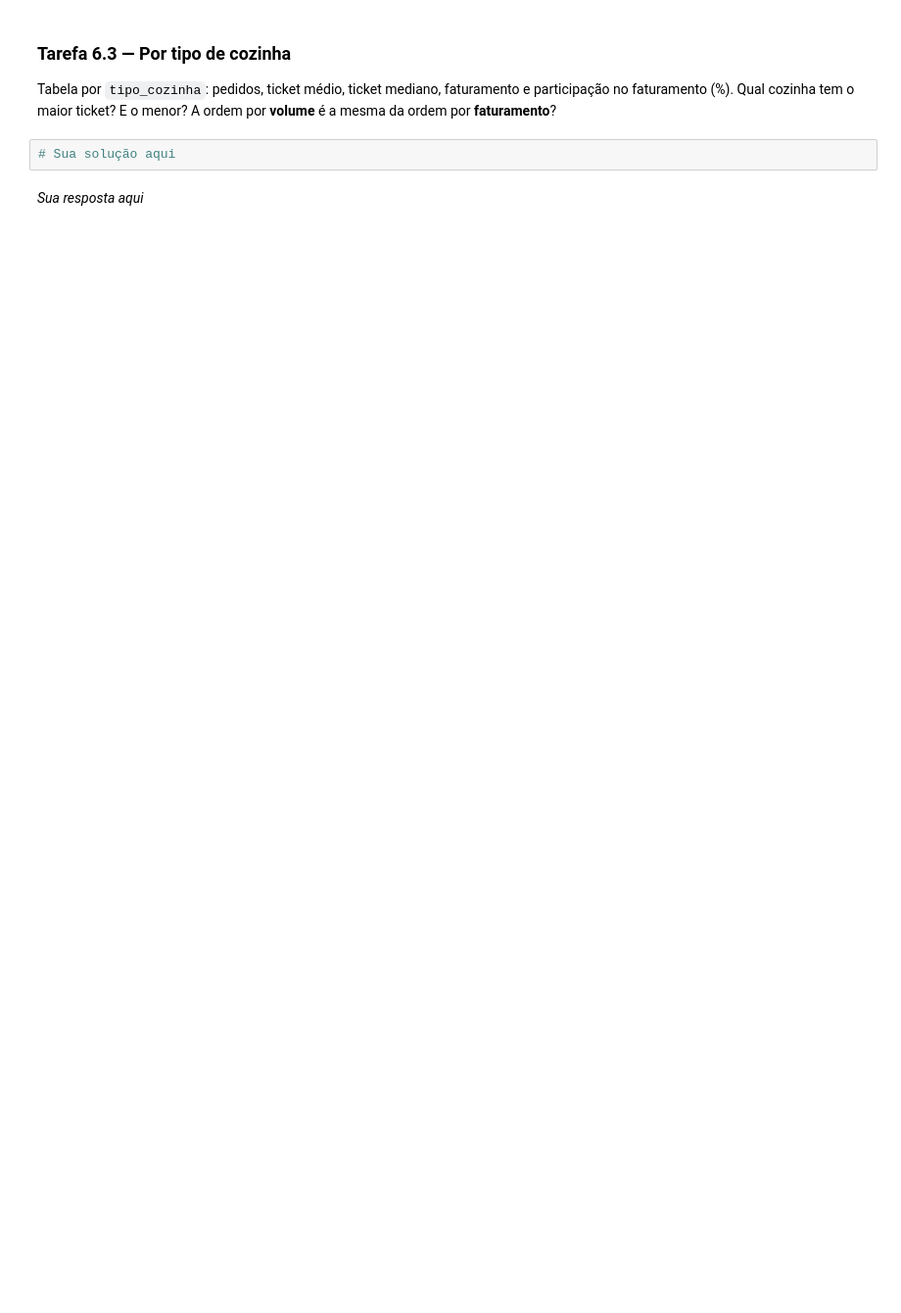
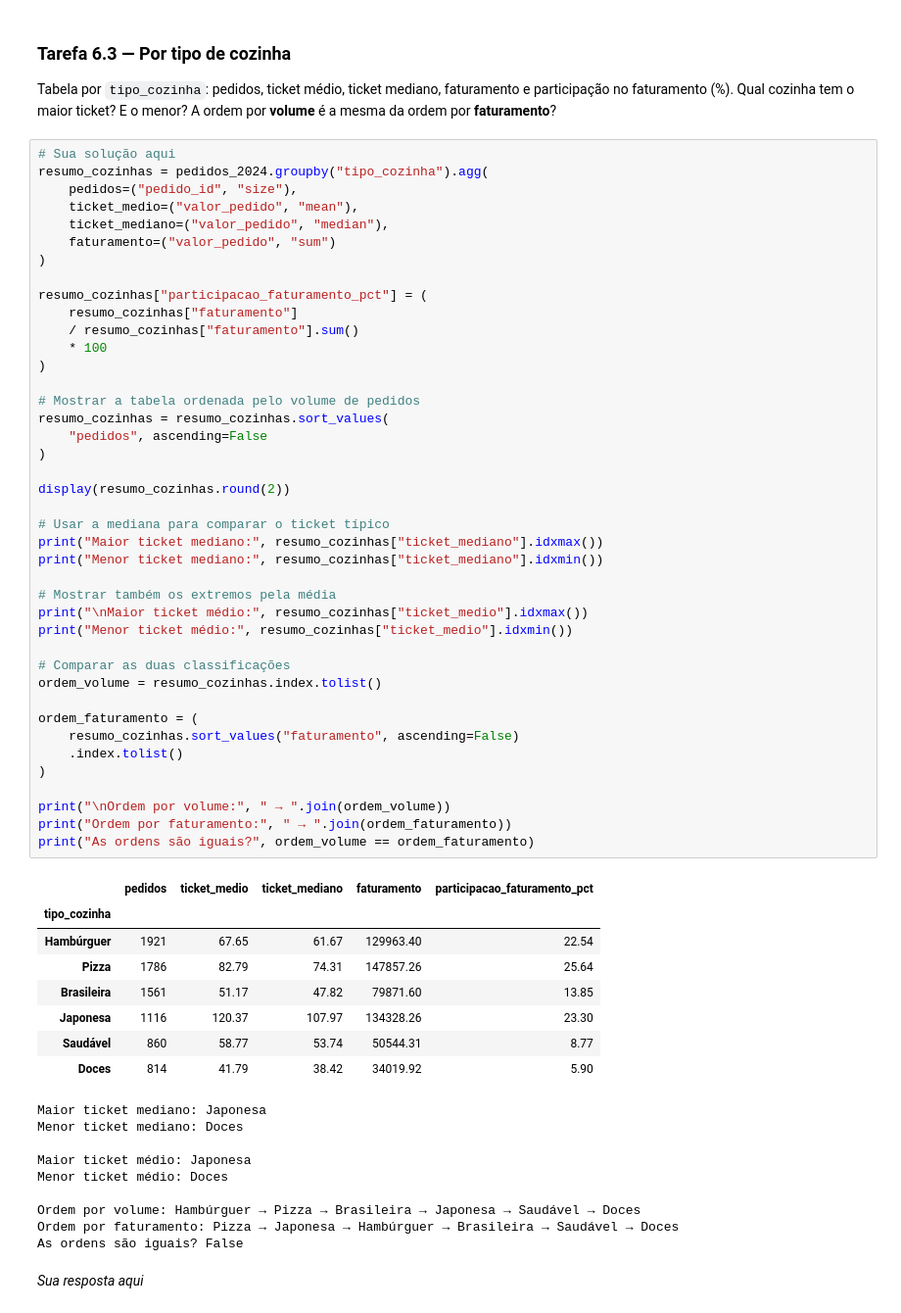
Before and after one commit to deborabaldeznilo/projeto-delivery, a Jupyter notebook: projeto_final.ipynb, the cells around one changed output. Shown at 98% size. Drawn from its saved outputs; the diff is of its cells as text; blank space fills up the shorter version.

```diff
--- a/projeto_final.ipynb
+++ b/projeto_final.ipynb
@@ -1268,5 +1441,62 @@ Com `groupby` + *named aggregation*, monte uma tabela por cidade com: pedidos, p
 Tabela por `tipo_cozinha`: pedidos, ticket médio, ticket mediano, faturamento e participação no faturamento (%). Qual cozinha tem o maior ticket? E o menor? A ordem por **volume** é a mesma da ordem por **faturamento**?
 # %%
 # Sua solução aqui
+resumo_cozinhas = pedidos_2024.groupby("tipo_cozinha").agg(
+    pedidos=("pedido_id", "size"),
+    ticket_medio=("valor_pedido", "mean"),
+    ticket_mediano=("valor_pedido", "median"),
+    faturamento=("valor_pedido", "sum")
+)
+
+resumo_cozinhas["participacao_faturamento_pct"] = (
+    resumo_cozinhas["faturamento"]
+    / resumo_cozinhas["faturamento"].sum()
+    * 100
+)
+
+# Mostrar a tabela ordenada pelo volume de pedidos
+resumo_cozinhas = resumo_cozinhas.sort_values(
+    "pedidos", ascending=False
+)
+
+display(resumo_cozinhas.round(2))
+
+# Usar a mediana para comparar o ticket típico
+print("Maior ticket mediano:", resumo_cozinhas["ticket_mediano"].idxmax())
+print("Menor ticket mediano:", resumo_cozinhas["ticket_mediano"].idxmin())
+
+# Mostrar também os extremos pela média
+print("\nMaior ticket médio:", resumo_cozinhas["ticket_medio"].idxmax())
+print("Menor ticket médio:", resumo_cozinhas["ticket_medio"].idxmin())
+
+# Comparar as duas classificações
+ordem_volume = resumo_cozinhas.index.tolist()
+
+ordem_faturamento = (
+    resumo_cozinhas.sort_values("faturamento", ascending=False)
+    .index.tolist()
+)
+
+print("\nOrdem por volume:", " → ".join(ordem_volume))
+print("Ordem por faturamento:", " → ".join(ordem_faturamento))
+print("As ordens são iguais?", ordem_volume == ordem_faturamento)
+# %% [output]
+|  | pedidos | ticket_medio | ticket_mediano | faturamento | participacao_faturamento_pct |
+| tipo_cozinha |  |  |  |  |  |
+| Hambúrguer | 1921 | 67.65 | 61.67 | 129963.40 | 22.54 |
+| Pizza | 1786 | 82.79 | 74.31 | 147857.26 | 25.64 |
+| Brasileira | 1561 | 51.17 | 47.82 | 79871.60 | 13.85 |
+| Japonesa | 1116 | 120.37 | 107.97 | 134328.26 | 23.30 |
+| Saudável | 860 | 58.77 | 53.74 | 50544.31 | 8.77 |
+| Doces | 814 | 41.79 | 38.42 | 34019.92 | 5.90 |
+Maior ticket mediano: Japonesa
+Menor ticket mediano: Doces
+
+Maior ticket médio: Japonesa
+Menor ticket médio: Doces
+
+Ordem por volume: Hambúrguer → Pizza → Brasileira → Japonesa → Saudável → Doces
+Ordem por faturamento: Pizza → Japonesa → Hambúrguer → Brasileira → Saudável → Doces
+As ordens são iguais? False
 # %% [markdown]
 *Sua resposta aqui*
```
Also changed, not shown: parts of 23 cells of this notebook.
